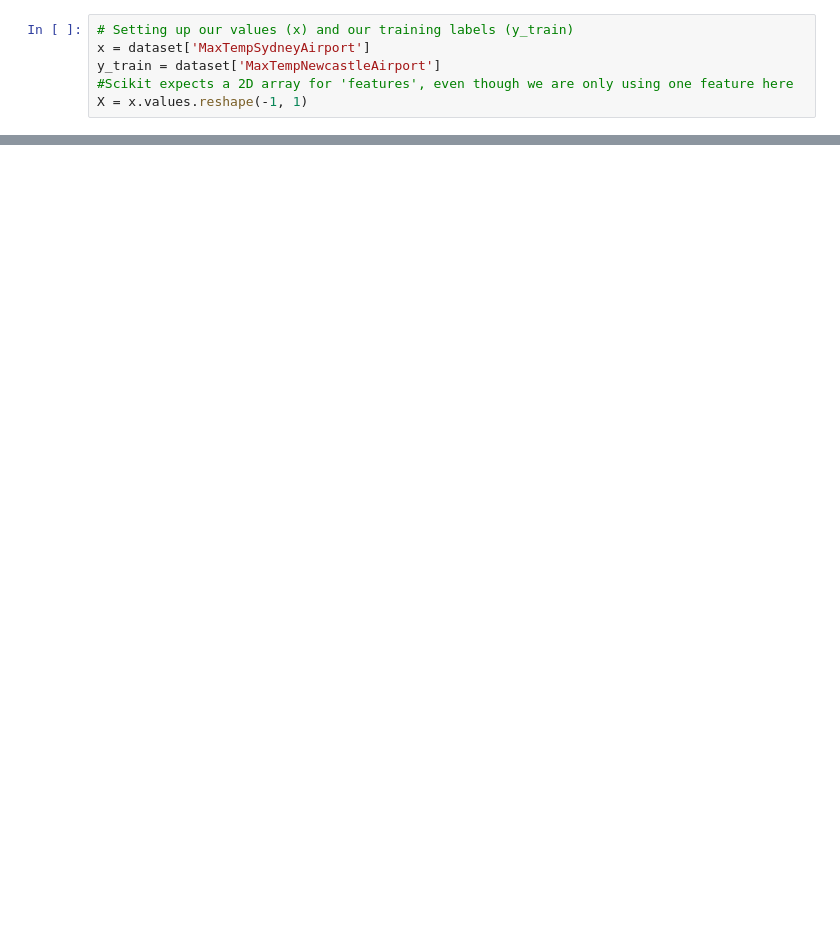
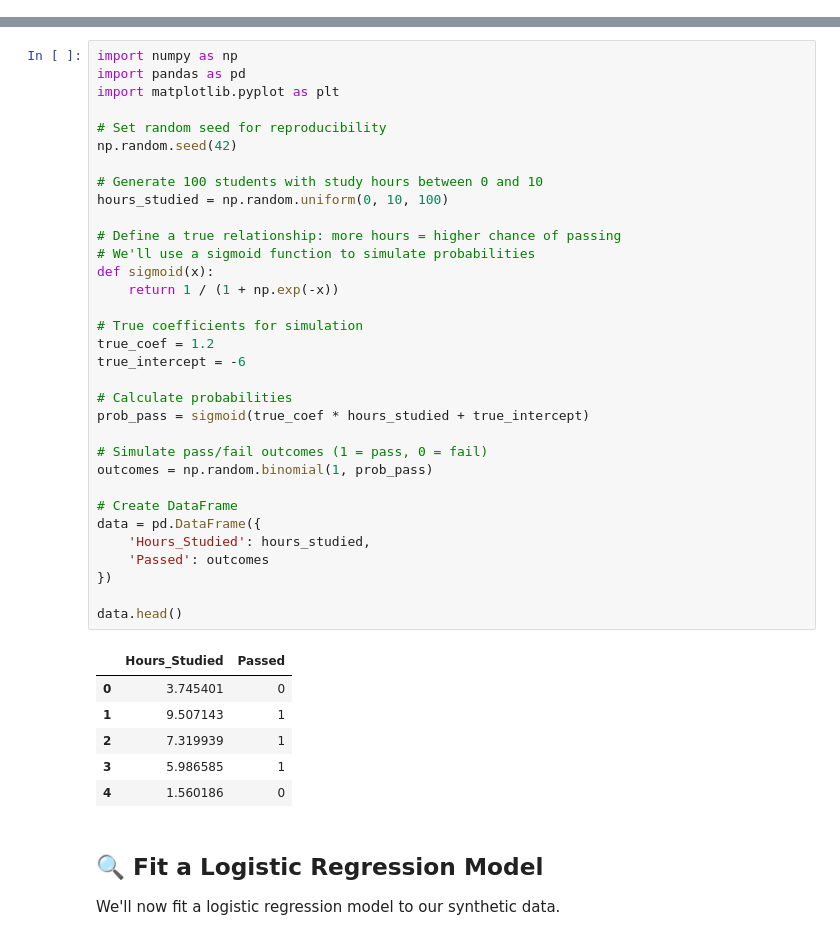
Before and after one commit to AuroraCollege/SWE-Automation, a Jupyter notebook: T2W8 Logistic Regression.ipynb, the cells around one changed output, grey strips where cells are left out. Saved outputs shown, nothing was run; the diff lists cells and outputs as text; blank space fills up the shorter version.

```diff
--- a/T2W8 Logistic Regression.ipynb
+++ b/T2W8 Logistic Regression.ipynb
@@ -21,6 +0,0 @@ We'll 'shape' the data, so that the y_train data (the labels) are in a series, a
-# %%
-# Setting up our values (x) and our training labels (y_train)
-x = dataset['MaxTempSydneyAirport']
-y_train = dataset['MaxTempNewcastleAirport']
-#Scikit expects a 2D array for 'features', even though we are only using one feature here
-X = x.values.reshape(-1, 1)
@@ -73,0 +9,44 @@ dataset.head()
+# %%
+import numpy as np
+import pandas as pd
+import matplotlib.pyplot as plt
+
+# Set random seed for reproducibility
+np.random.seed(42)
+
+# Generate 100 students with study hours between 0 and 10
+hours_studied = np.random.uniform(0, 10, 100)
+
+# Define a true relationship: more hours = higher chance of passing
+# We'll use a sigmoid function to simulate probabilities
+def sigmoid(x):
+    return 1 / (1 + np.exp(-x))
+
+# True coefficients for simulation
+true_coef = 1.2
+true_intercept = -6
+
+# Calculate probabilities
+prob_pass = sigmoid(true_coef * hours_studied + true_intercept)
+
+# Simulate pass/fail outcomes (1 = pass, 0 = fail)
+outcomes = np.random.binomial(1, prob_pass)
+
+# Create DataFrame
+data = pd.DataFrame({
+    'Hours_Studied': hours_studied,
+    'Passed': outcomes
+})
+
+data.head()
+# %% [output]
+|  | Hours_Studied | Passed |
+| 0 | 3.745401 | 0 |
+| 1 | 9.507143 | 1 |
+| 2 | 7.319939 | 1 |
+| 3 | 5.986585 | 1 |
+| 4 | 1.560186 | 0 |
+# %% [markdown]
+## 🔍 Fit a Logistic Regression Model
+
+We'll now fit a logistic regression model to our synthetic data.
```
Also changed, not shown: parts of 16 cells of this notebook.
